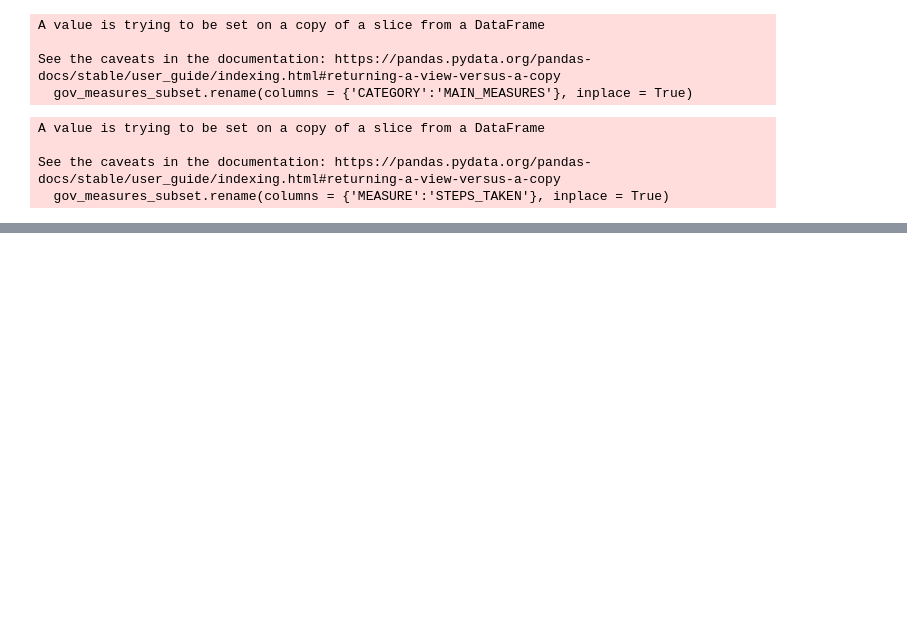
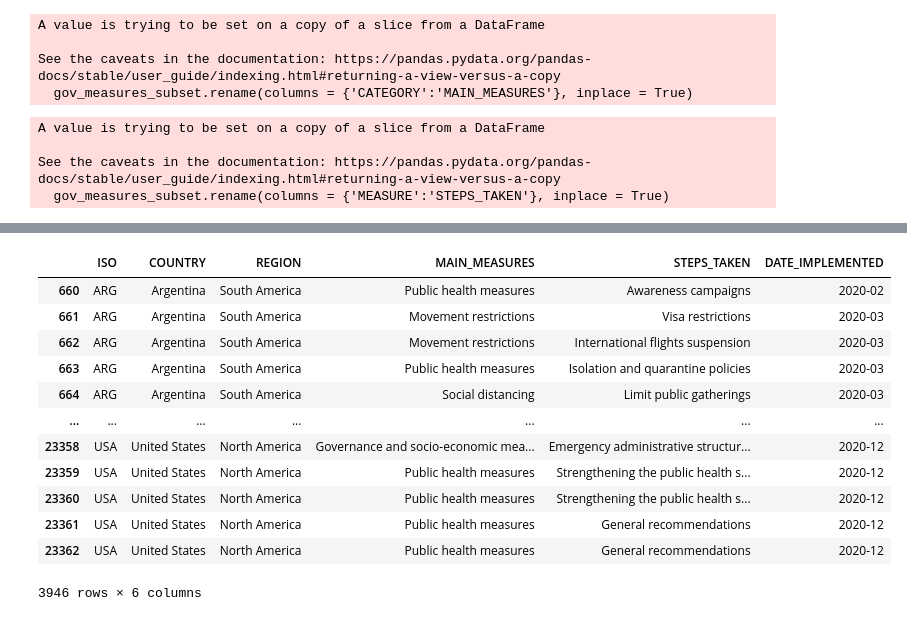
Before and after one commit to Aranish/Deviants-covid19, a Jupyter notebook: jupyter_notebook/Will Project - Data cleaning - Gov Measures.ipynb, the cells around one changed output, grey strips where cells are left out. Saved outputs shown, nothing was run; the diff lists cells and outputs as text; code cells hidden in the pictures; blank space fills up the shorter version.

```diff
--- a/jupyter_notebook/Will Project - Data cleaning - Gov Measures.ipynb
+++ b/jupyter_notebook/Will Project - Data cleaning - Gov Measures.ipynb
@@ -567,3 +567,8 @@ A value is trying to be set on a copy of a slice from a DataFrame
 
 See the caveats in the documentation: https://pandas.pydata.org/pandas-docs/stable/user_guide/indexing.html#returning-a-view-versus-a-copy
   gov_measures_subset.rename(columns = {'MEASURE':'STEPS_TAKEN'}, inplace = True)
+# %%
+#renaming the REGION to be uniform across all data sets
+replace_dict = {'Americas':'South America', 'Middle east':'Asia', 'Pacific':'Oceania'}
+gov_measures_subset['REGION'].replace(replace_dict,inplace=True)
+gov_measures_subset['REGION'].value_counts()
@@ -569,0 +586,4 @@ See the caveats in the documentation: https://pandas.pydata.org/pandas-docs/stab
+# %%
+gov_measures_subset.loc[gov_measures_subset['COUNTRY'] == 'Canada', "REGION"] = "North America"
+gov_measures_subset.loc[gov_measures_subset['COUNTRY'] == 'United States', "REGION"] = "North America"
+gov_measures_subset.loc[gov_measures_subset['COUNTRY'] == 'Mexico', "REGION"] = "North America"
@@ -570,3 +606,19 @@ See the caveats in the documentation: https://pandas.pydata.org/pandas-docs/stab
+# %%
+gov_measures_subset
+# %% [output]
+|  | ISO | COUNTRY | REGION | MAIN_MEASURES | STEPS_TAKEN | DATE_IMPLEMENTED |
+| 660 | ARG | Argentina | South America | Public health measures | Awareness campaigns | 2020-02 |
+| 661 | ARG | Argentina | South America | Movement restrictions | Visa restrictions | 2020-03 |
+| 662 | ARG | Argentina | South America | Movement restrictions | International flights suspension | 2020-03 |
+| 663 | ARG | Argentina | South America | Public health measures | Isolation and quarantine policies | 2020-03 |
+| 664 | ARG | Argentina | South America | Social distancing | Limit public gatherings | 2020-03 |
+| ... | ... | ... | ... | ... | ... | ... |
+| 23358 | USA | United States | North America | Governance and socio-economic mea... | Emergency administrative structur... | 2020-12 |
+| 23359 | USA | United States | North America | Public health measures | Strengthening the public health s... | 2020-12 |
+| 23360 | USA | United States | North America | Public health measures | Strengthening the public health s... | 2020-12 |
+| 23361 | USA | United States | North America | Public health measures | General recommendations | 2020-12 |
+| 23362 | USA | United States | North America | Public health measures | General recommendations | 2020-12 |
+3946 rows × 6 columns
 # %%
 # Writing the clean dataframe to csv file
 gov_measures_subset.to_csv('../cleaned_csv/cleaned_gov_measured.csv', index=False)
```
Also changed, not shown: parts of 2 cells of this notebook, 1 other file.
